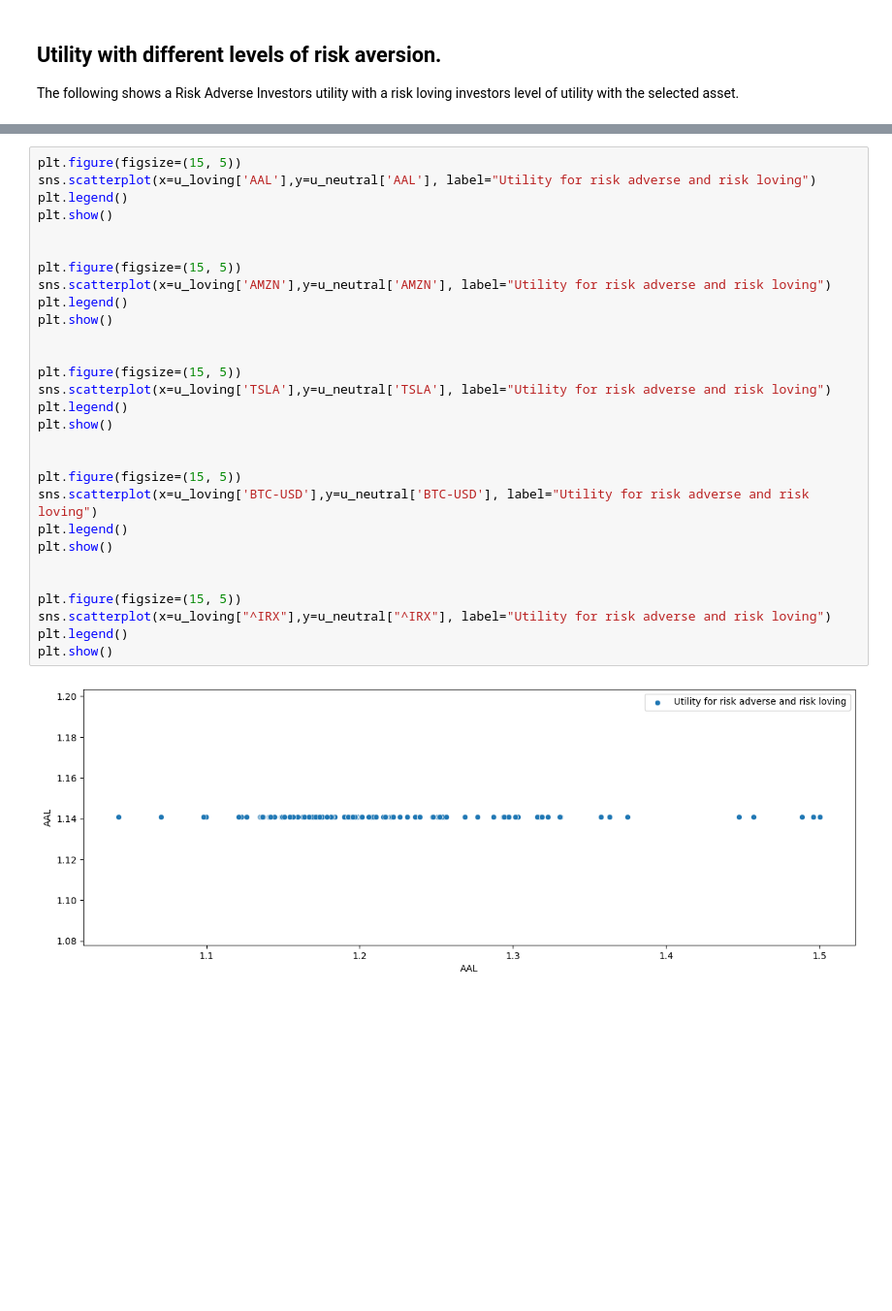
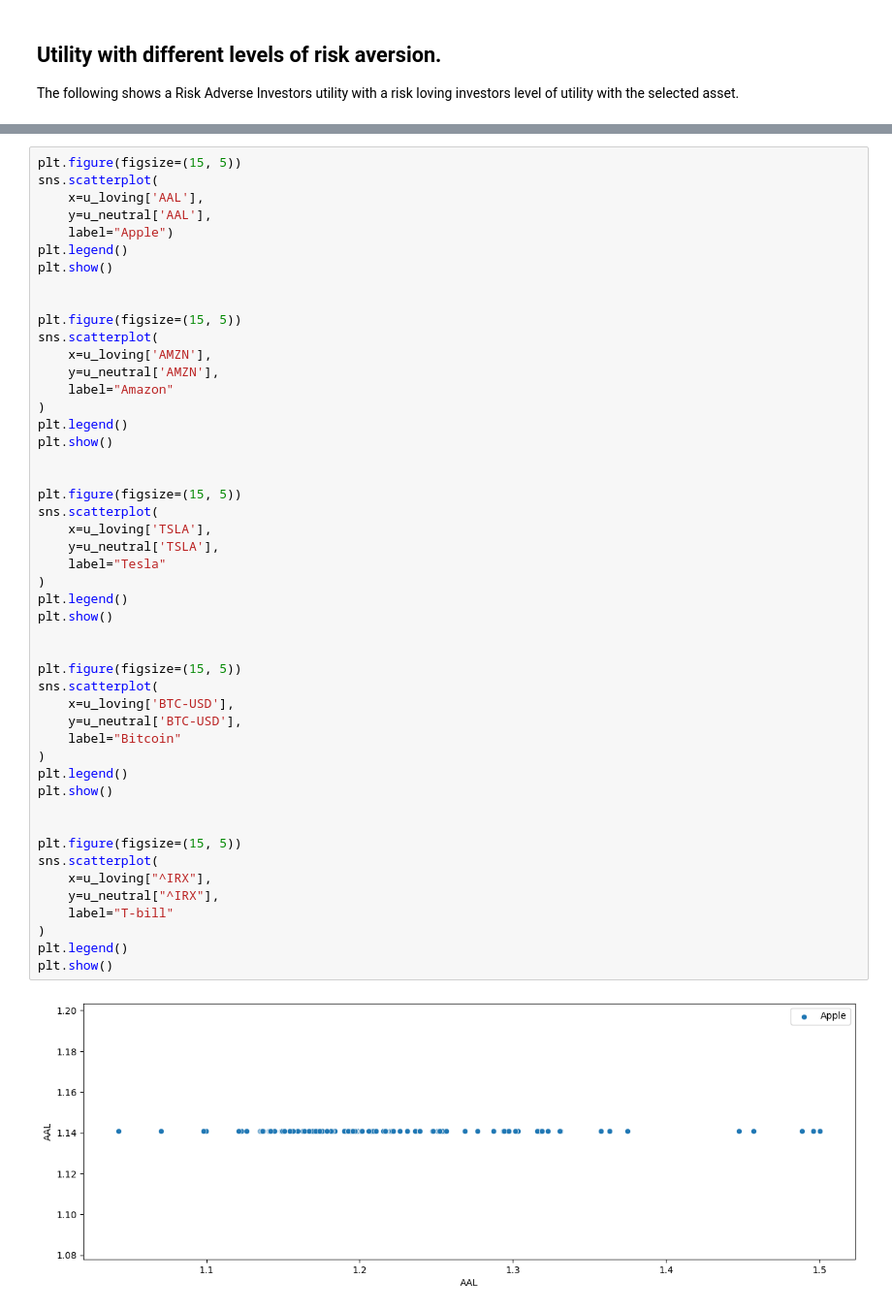
Before and after one commit to nickkats1/Financial-Mathematical-Models, a Jupyter notebook: notebooks/_utility.ipynb, the cells around one changed output, grey strips where cells are left out. Shown at 97% size. Cells and saved outputs as stored; diff of their text form; blank space fills up the shorter version.

```diff
--- a/notebooks/_utility.ipynb
+++ b/notebooks/_utility.ipynb
@@ -82,31 +106,50 @@ plt.show()
 # %%
 plt.figure(figsize=(15, 5))
-sns.scatterplot(x=u_loving['AAL'],y=u_neutral['AAL'], label="Utility for risk adverse and risk loving")
+sns.scatterplot(
+    x=u_loving['AAL'],
+    y=u_neutral['AAL'],
+    label="Apple")
 plt.legend()
 plt.show()
 
 
 plt.figure(figsize=(15, 5))
-sns.scatterplot(x=u_loving['AMZN'],y=u_neutral['AMZN'], label="Utility for risk adverse and risk loving")
+sns.scatterplot(
+    x=u_loving['AMZN'],
+    y=u_neutral['AMZN'],
+    label="Amazon"
+)
 plt.legend()
 plt.show()
 
 
 plt.figure(figsize=(15, 5))
-sns.scatterplot(x=u_loving['TSLA'],y=u_neutral['TSLA'], label="Utility for risk adverse and risk loving")
+sns.scatterplot(
+    x=u_loving['TSLA'],
+    y=u_neutral['TSLA'],
+    label="Tesla"
+)
 plt.legend()
 plt.show()
 
 
 plt.figure(figsize=(15, 5))
-sns.scatterplot(x=u_loving['BTC-USD'],y=u_neutral['BTC-USD'], label="Utility for risk adverse and risk loving")
+sns.scatterplot(
+    x=u_loving['BTC-USD'],
+    y=u_neutral['BTC-USD'],
+    label="Bitcoin"
+)
 plt.legend()
 plt.show()
 
 
 plt.figure(figsize=(15, 5))
-sns.scatterplot(x=u_loving["^IRX"],y=u_neutral["^IRX"], label="Utility for risk adverse and risk loving")
+sns.scatterplot(
+    x=u_loving["^IRX"],
+    y=u_neutral["^IRX"],
+    label="T-bill"
+)
 plt.legend()
 plt.show()
 # %% [output]
-[figure, old version]
+[figure, new version]
```
Also changed, not shown: parts of 9 cells of this notebook, 25 other files.
